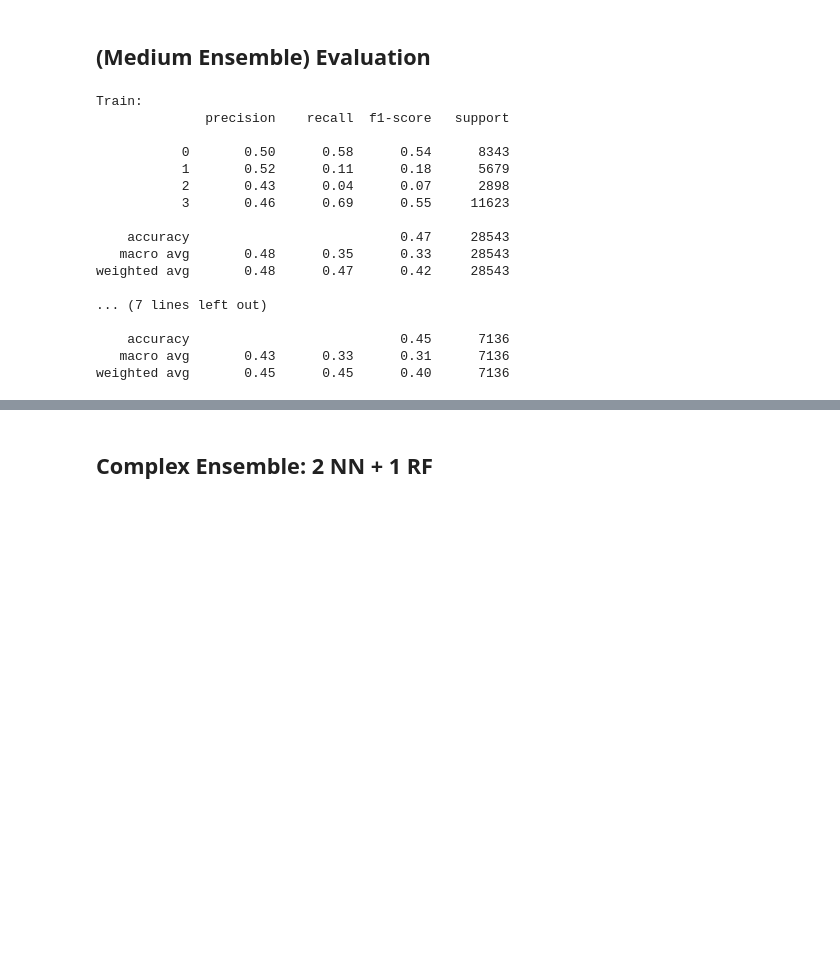
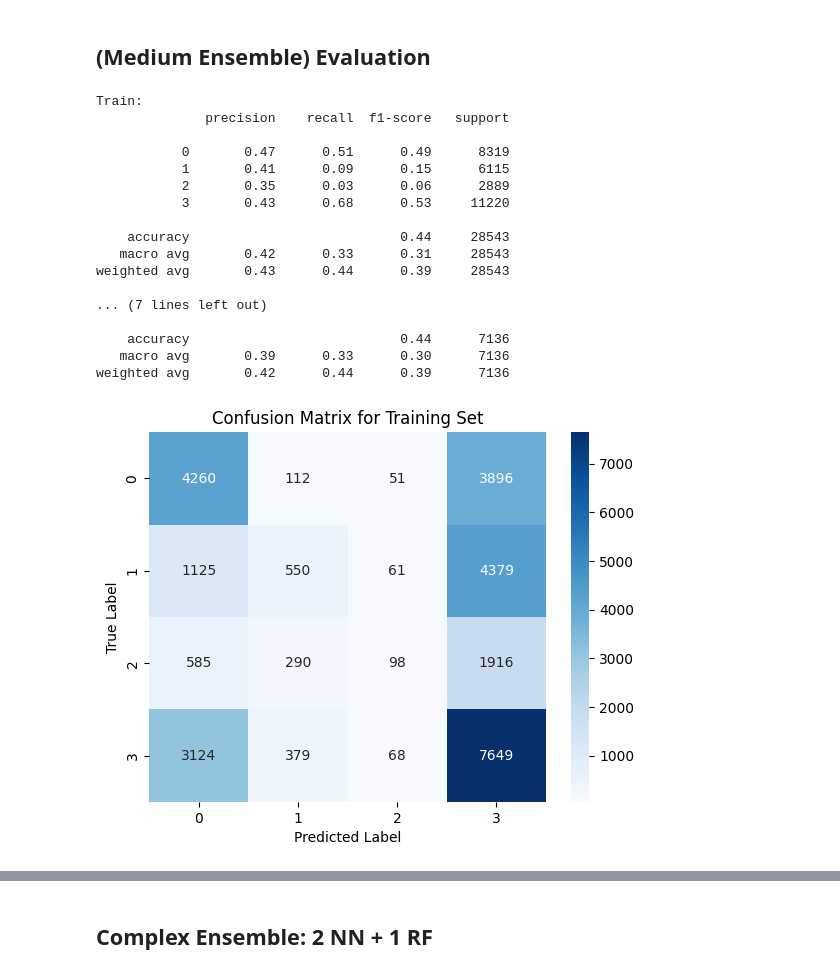
Before and after one commit to WeichenZhang89/ecs-171-ecs, a Jupyter notebook: Data Preprocessing & ML model.ipynb, the cells around one changed output, grey strips where cells are left out. Cells and saved outputs as stored; diff of their text form; code cells hidden in the pictures; blank space fills up the shorter version.

```diff
--- a/Data Preprocessing & ML model.ipynb
+++ b/Data Preprocessing & ML model.ipynb
@@ -339,26 +358,45 @@ ensemble_medium_train_labels = ensemble_medium_train_pred.argmax(axis=1)
 ensemble_medium_test_labels = ensemble_medium_test_pred.argmax(axis=1)
 # %% [markdown]
 ## (Medium Ensemble) Evaluation
-# %%
-print("Train:")
-print(classification_report(yTrain.argmax(axis=1), ensemble_medium_train_labels, zero_division=0))
-print("Test:")
-print(classification_report(yTest.argmax(axis=1), ensemble_medium_test_labels, zero_division=0))
-# %% [output]
-Train:
-              precision    recall  f1-score   support
-
-           0       0.50      0.58      0.54      8343
-           1       0.52      0.11      0.18      5679
-           2       0.43      0.04      0.07      2898
-           3       0.46      0.69      0.55     11623
-
-    accuracy                           0.47     28543
-   macro avg       0.48      0.35      0.33     28543
-weighted avg       0.48      0.47      0.42     28543
-
-... (7 lines left out)
-
-    accuracy                           0.45      7136
-   macro avg       0.43      0.33      0.31      7136
-weighted avg       0.45      0.45      0.40      7136
+# %%
+print("Train:")
+print(classification_report(yTrain.argmax(axis=1), ensemble_medium_train_labels, zero_division=0))
+print("Test:")
+print(classification_report(yTest.argmax(axis=1), ensemble_medium_test_labels, zero_division=0))
+
+yTrain_labels = yTrain.argmax(axis=1)
+ensemble_medium_train_labels = ensemble_simple_train_pred.argmax(axis=1)
+cf1 = confusion_matrix(yTrain_labels, ensemble_medium_train_labels)
+sns.heatmap(cf1, annot=True, fmt='d', cmap='Blues')
+plt.title('Confusion Matrix for Training Set')
+plt.xlabel('Predicted Label')
+plt.ylabel('True Label')
+plt.show()
+
+yTest_labels = yTest.argmax(axis=1)
+ensemble_medium_test_labels = ensemble_simple_test_pred.argmax(axis=1)
+cf1 = confusion_matrix(yTest_labels, ensemble_medium_test_labels)
+sns.heatmap(cf1, annot=True, fmt='d', cmap='Blues')
+plt.title('Confusion Matrix for Testing Set')
+plt.xlabel('Predicted Label')
+plt.ylabel('True Label')
+plt.show()
+# %% [output]
+Train:
+              precision    recall  f1-score   support
+
+           0       0.47      0.51      0.49      8319
+           1       0.41      0.09      0.15      6115
+           2       0.35      0.03      0.06      2889
+           3       0.43      0.68      0.53     11220
+
+    accuracy                           0.44     28543
+   macro avg       0.42      0.33      0.31     28543
+weighted avg       0.43      0.44      0.39     28543
+
+... (7 lines left out)
+
+    accuracy                           0.44      7136
+   macro avg       0.39      0.33      0.30      7136
+weighted avg       0.42      0.44      0.39      7136
+[figure, added]
```
Also changed, not shown: parts of 13 cells of this notebook.
